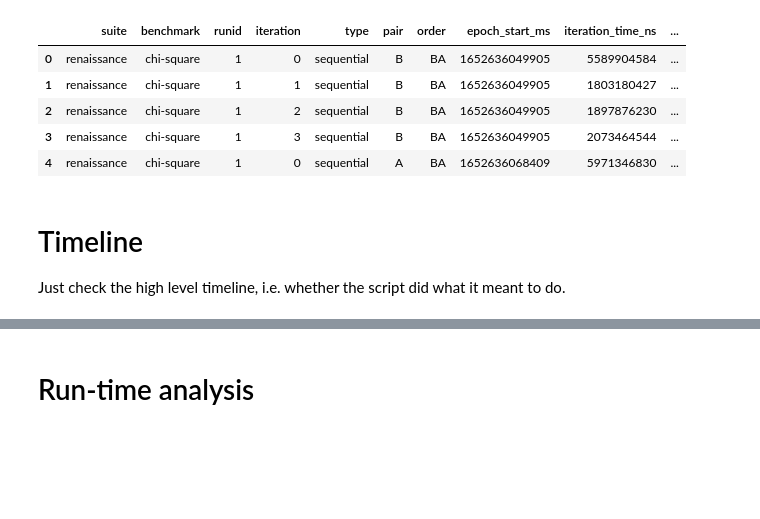
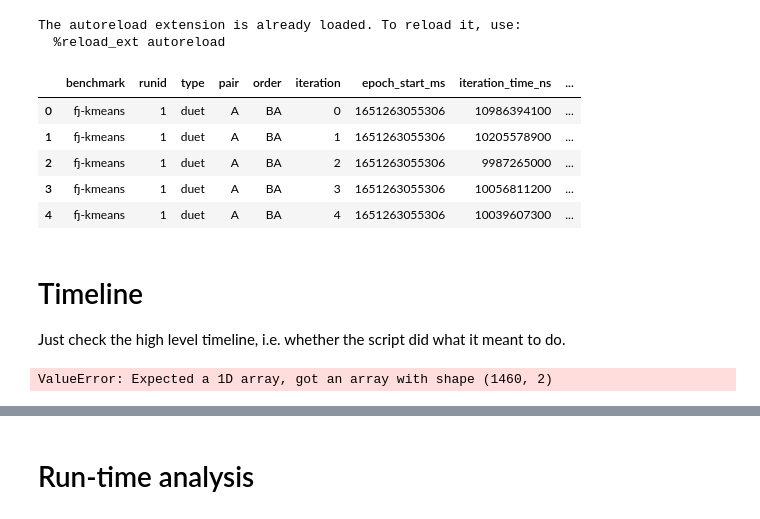
Before and after one commit to TomasDrozdik/asynchronous-duet, a Jupyter notebook: duet/analyze.ipynb, the cells around one changed output, grey strips where cells are left out. Drawn from its saved outputs; the diff is of its cells as text; code cells hidden in the pictures; blank space fills up the shorter version.

```diff
--- a/duet/analyze.ipynb
+++ b/duet/analyze.ipynb
@@ -1,30 +1,44 @@
 # %%
-import datetime
+%load_ext autoreload
+%autoreload 2
+
+from datetime import datetime, timedelta
 import matplotlib
 import matplotlib.pyplot as plt
 import numpy as np
 import pandas as pd
 import seaborn as sns
 
+from analyze_tools import compute_overlaps, overlapplot
+
 MS_PER_S = 1000
 US_PER_S = 1000 * MS_PER_S
 NS_PER_S = 1000 * US_PER_S
+
+DARK_THEME = False
+if DARK_THEME:
+    sns.set(style="darkgrid", context="talk")
+    plt.style.use("dark_background")
+    plt.rcParams.update({"grid.linewidth":0.5, "grid.alpha":0.5})
+# %% [output]
+The autoreload extension is already loaded. To reload it, use:
+  %reload_ext autoreload
 # %%
-#df_iterations = pd.read_csv("../results/results.renaissance.full.20220429-192302.csv")
-df_iterations = pd.read_csv("../results.renaissance.test.csv")
+df_iterations = pd.read_csv("../results/results.renaissance.full.20220429-192302.csv")
+#df_iterations = pd.read_csv("../results.renaissance.test.csv")
 df_iterations[(df_iterations.type == "sequential") & (df_iterations.benchmark == "chi-square")]
 
 df_iterations["iteration_start"] = pd.to_datetime(df_iterations["iteration_start_ns"], unit="ns")
 df_iterations["iteration_end"] = pd.to_datetime(df_iterations["iteration_end_ns"], unit="ns")
 df_iterations["iteration_time"] = df_iterations["iteration_end"] - df_iterations["iteration_start"]
 df_iterations.head()
 # %% [output]
-|  | suite | benchmark | runid | iteration | type | pair | order | epoch_start_ms | iteration_time_ns | ... |
-| 0 | renaissance | chi-square | 1 | 0 | sequential | B | BA | 1652636049905 | 5589904584 | ... |
-| 1 | renaissance | chi-square | 1 | 1 | sequential | B | BA | 1652636049905 | 1803180427 | ... |
-| 2 | renaissance | chi-square | 1 | 2 | sequential | B | BA | 1652636049905 | 1897876230 | ... |
-| 3 | renaissance | chi-square | 1 | 3 | sequential | B | BA | 1652636049905 | 2073464544 | ... |
-| 4 | renaissance | chi-square | 1 | 0 | sequential | A | BA | 1652636068409 | 5971346830 | ... |
+|  | benchmark | runid | type | pair | order | iteration | epoch_start_ms | iteration_time_ns | ... |
+| 0 | fj-kmeans | 1 | duet | A | BA | 0 | 1651263055306 | 10986394100 | ... |
+| 1 | fj-kmeans | 1 | duet | A | BA | 1 | 1651263055306 | 10205578900 | ... |
+| 2 | fj-kmeans | 1 | duet | A | BA | 2 | 1651263055306 | 9987265000 | ... |
+| 3 | fj-kmeans | 1 | duet | A | BA | 3 | 1651263055306 | 10056811200 | ... |
+| 4 | fj-kmeans | 1 | duet | A | BA | 4 | 1651263055306 | 10039607300 | ... |
 # %% [markdown]
 # Timeline
 
@@ -32,3 +48,17 @@ Just check the high level timeline, i.e. whether the script did what it meant to
+# %%
+from analyze_tools import compute_overlaps, overlapplot
+
+ax = overlapplot(xstart="iteration_start_ns", xend="iteration_end_ns", ycategory="pair", hue="benchmark", data=df_start_end, figsize=(30,10))
+ax.xaxis.set_major_formatter(matplotlib.ticker.FuncFormatter(lambda ns, x: datetime.fromtimestamp(ns/NS_PER_S).strftime("%m-%d %H:%M:%S")))
+plt.xticks(rotation=45)
+plt.show()
+
+#ax = overlapplot(xstart="iteration_start_ns", xend="iteration_end_ns", ycategory="pair", hue="type", data=df_start_end, figsize=(30,10))
+#ax.xaxis.set_major_formatter(matplotlib.ticker.FuncFormatter(lambda ns, x: datetime.fromtimestamp(ns/NS_PER_S).strftime("%m-%d %H:%M:%S")))
+#plt.xticks(rotation=45)
+#plt.show()
+# %% [output]
+ValueError: Expected a 1D array, got an array with shape (1460, 2)
 # %%
 value_cols = ["iteration_start_ns", "iteration_end_ns"]
 id_cols = ["type", "benchmark", "runid", "iteration", "pair", "order"]
```
Also changed, not shown: parts of 14 cells of this notebook, 1 other file.
